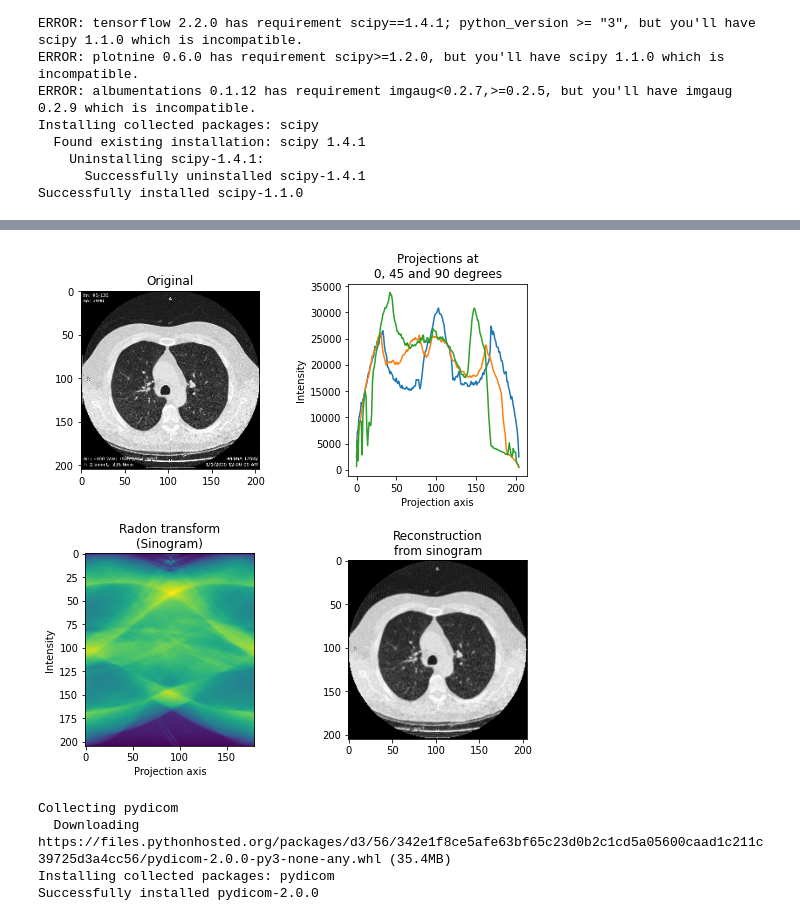
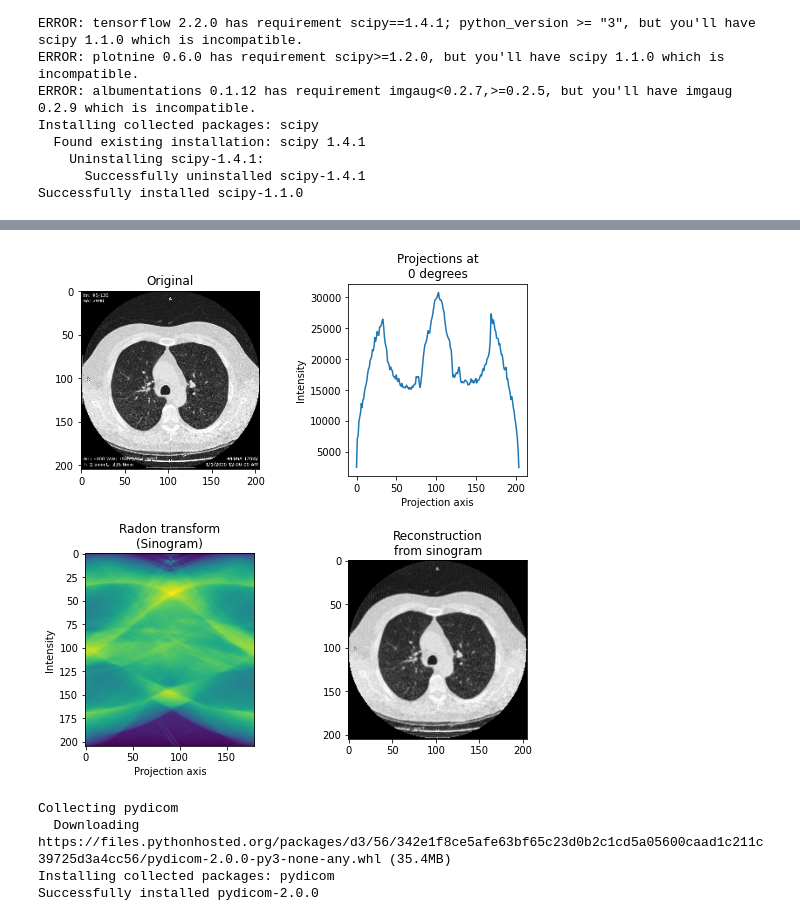
Before and after one commit to siddharthbharthulwar/Synthetic-X-Ray, a Jupyter notebook: radontransformation.ipynb, the cells around one changed output, grey strips where cells are left out. Saved outputs shown, nothing was run; the diff lists cells and outputs as text; code cells hidden in the pictures.

```diff
--- a/radontransformation.ipynb
+++ b/radontransformation.ipynb
@@ -15,29 +15,3 @@ Installing collected packages: scipy
     Uninstalling scipy-1.4.1:
       Successfully uninstalled scipy-1.4.1
 Successfully installed scipy-1.1.0
-# %%
-from scipy import misc
-import numpy as np
-import matplotlib.pyplot as plt
-import cv2 as cv
-
-print(cv)
-
-def discrete_radon_transform(image, steps):
-    R = np.zeros((steps, len(image)), dtype='float64')
-    for s in range(steps):
-        rotation = misc.imrotate(image, -s*180/steps).astype('float64')
-        R[:,s] = sum(rotation)
-    return R
-
-# Read image as 64bit float gray scale
-#image = misc.imread('slice.png', flatten=True).astype('float64')
-image = cv.imread('/content/slice2.png', 0).astype('float64')
-radon = discrete_radon_transform(image, 512)
-
-# Plot the original and the radon transformed image
-plt.subplot(1, 2, 1), plt.imshow(image, cmap='gray')
-plt.xticks([]), plt.yticks([])
-plt.subplot(1, 2, 2), plt.imshow(radon, cmap='gray')
-plt.xticks([]), plt.yticks([])
-plt.show()
@@ -54,7 +22,15 @@ from skimage.io import imread
 from skimage.transform import radon, iradon
 from scipy.ndimage import zoom
 
-def rad(img):
+def radreturn(img):
+
+    image = zoom(img, 0.4)
+
+    projections = radon(image, theta = [90])
+
+    return projections
+
+def radshow(img):
 
     image = zoom(img, 0.4)
 
@@ -62,36 +38,36 @@ def rad(img):
 
     plt.subplot(221)
     plt.title("Original");
     plt.imshow(image, cmap=plt.cm.Greys_r)
 
     plt.subplot(222)
-    projections = radon(image, theta=[0, 45, 90])
+    projections = radon(image, theta=[0])
     plt.plot(projections);
-    plt.title("Projections at\n0, 45 and 90 degrees")
+    plt.title("Projections at\n0 degrees")
     plt.xlabel("Projection axis");
     plt.ylabel("Intensity");
 
     projections = radon(image)
     plt.subplot(223)
     plt.title("Radon transform\n(Sinogram)");
     plt.xlabel("Projection axis");
     plt.ylabel("Intensity");
     plt.imshow(projections)
 
     reconstruction = iradon(projections)
     plt.subplot(224)
     plt.title("Reconstruction\nfrom sinogram")
     plt.imshow(reconstruction, cmap=plt.cm.Greys_r)
 
     plt.subplots_adjust(hspace=0.4, wspace=0.5)
     plt.show()
 
 
 im = cv.imread('/content/slice2.png', 0)
 
 rad(im)
 # %% [output]
-[figure, old version]
+[figure, new version]
 # %%
 pip install pydicom
 # %% [output]
```
Also changed, not shown: parts of 4 cells of this notebook.
